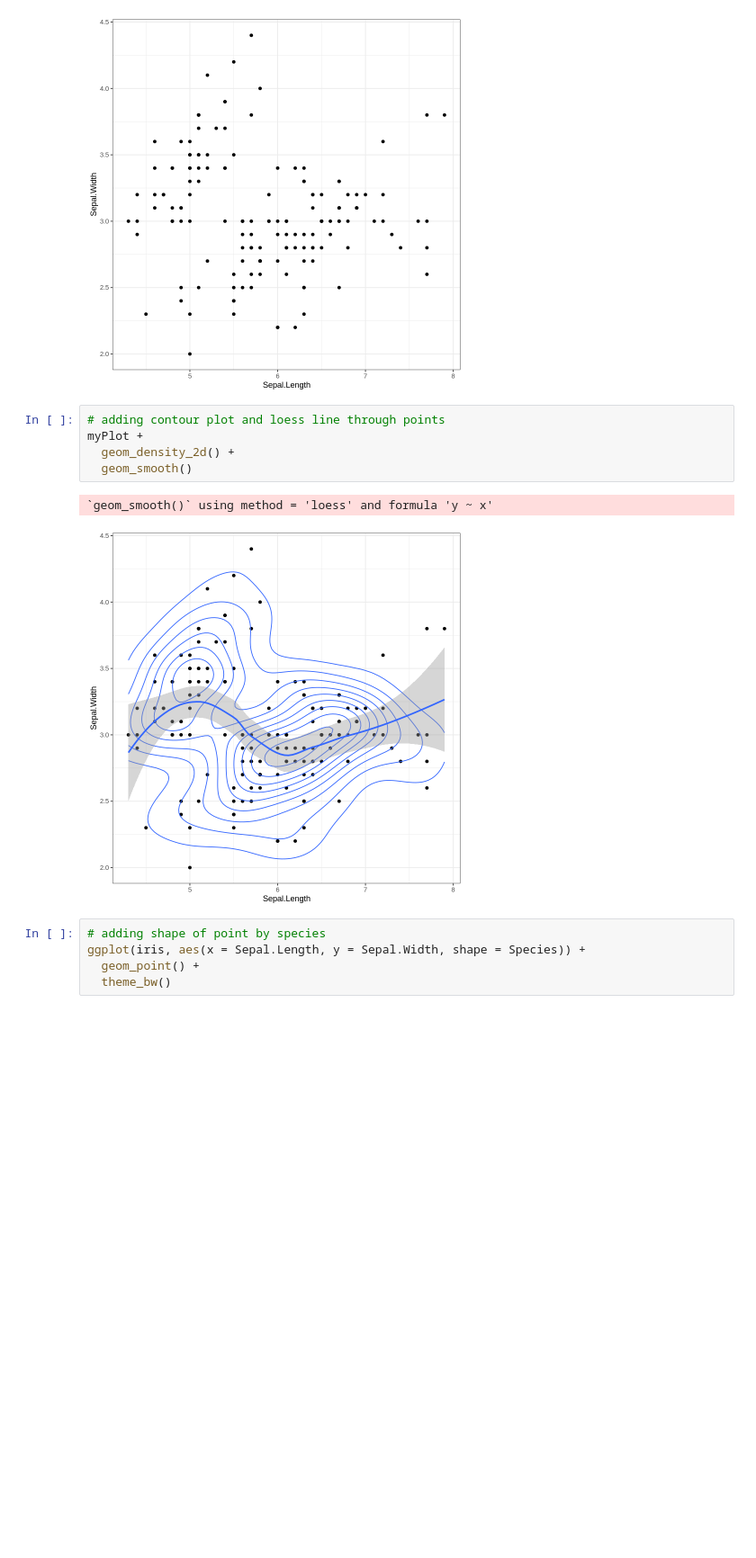
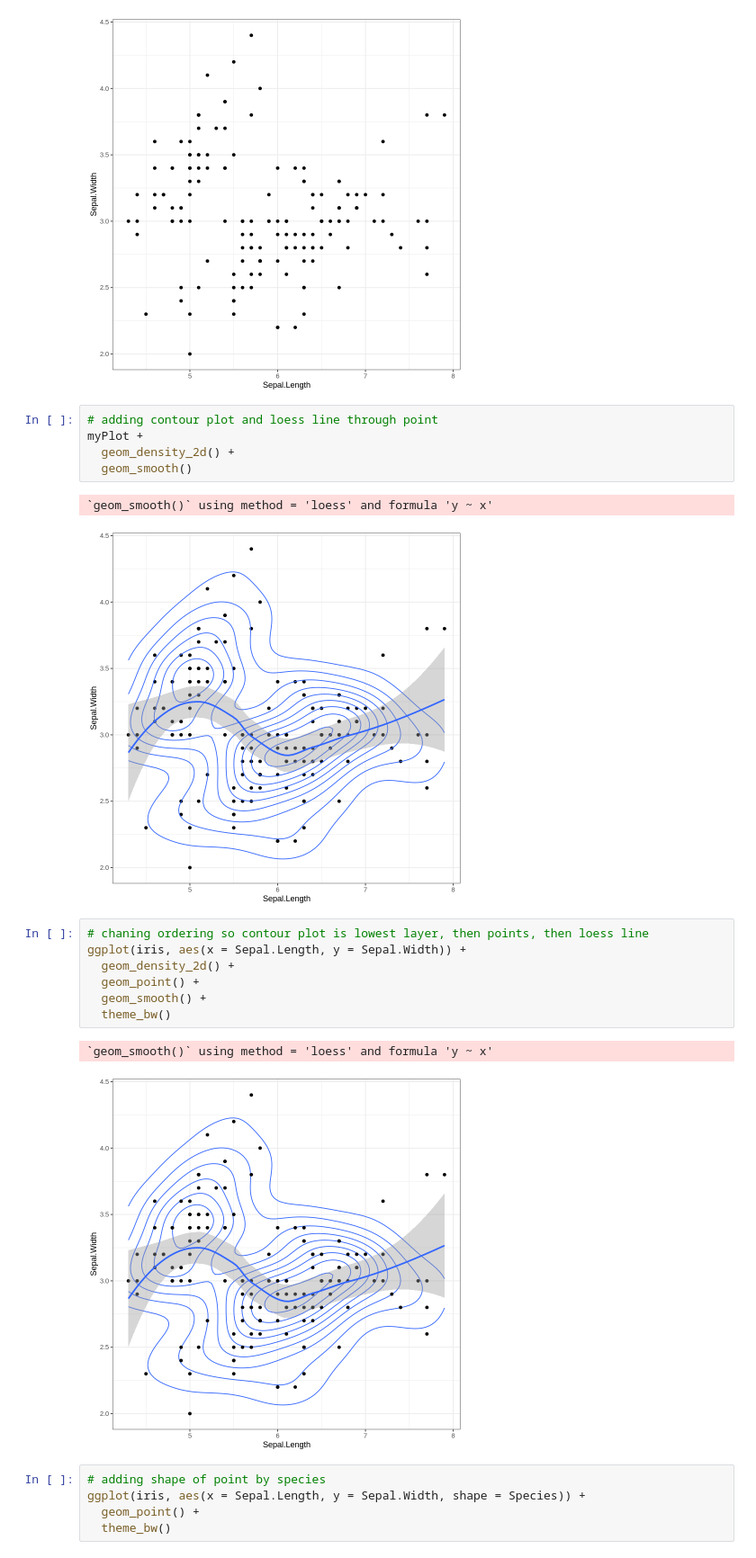
Before and after one commit to meaningfromdata/Machine-Learning-With-R-Book, a Jupyter notebook: 20200919_chap_1_ggplot_ML_with_R.ipynb, the cells around one changed output. Shown at 90% size. Saved outputs shown, nothing was run; the diff lists cells and outputs as text; blank space fills up the shorter version.

```diff
--- a/20200919_chap_1_ggplot_ML_with_R.ipynb
+++ b/20200919_chap_1_ggplot_ML_with_R.ipynb
@@ -36,13 +36,23 @@ myPlot
 # %% [output]
 [figure]
 # %%
-# adding contour plot and loess line through points
+# adding contour plot and loess line through point
 myPlot +
   geom_density_2d() +
   geom_smooth()
 # %% [output]
 `geom_smooth()` using method = 'loess' and formula 'y ~ x'
 [figure]
+# %%
+# chaning ordering so contour plot is lowest layer, then points, then loess line
+ggplot(iris, aes(x = Sepal.Length, y = Sepal.Width)) +
+  geom_density_2d() +
+  geom_point() +
+  geom_smooth() +
+  theme_bw()
+# %% [output]
+`geom_smooth()` using method = 'loess' and formula 'y ~ x'
+[figure, added]
 # %%
 # adding shape of point by species
 ggplot(iris, aes(x = Sepal.Length, y = Sepal.Width, shape = Species)) +
```
Also changed, not shown: parts of 1 cell of this notebook.
